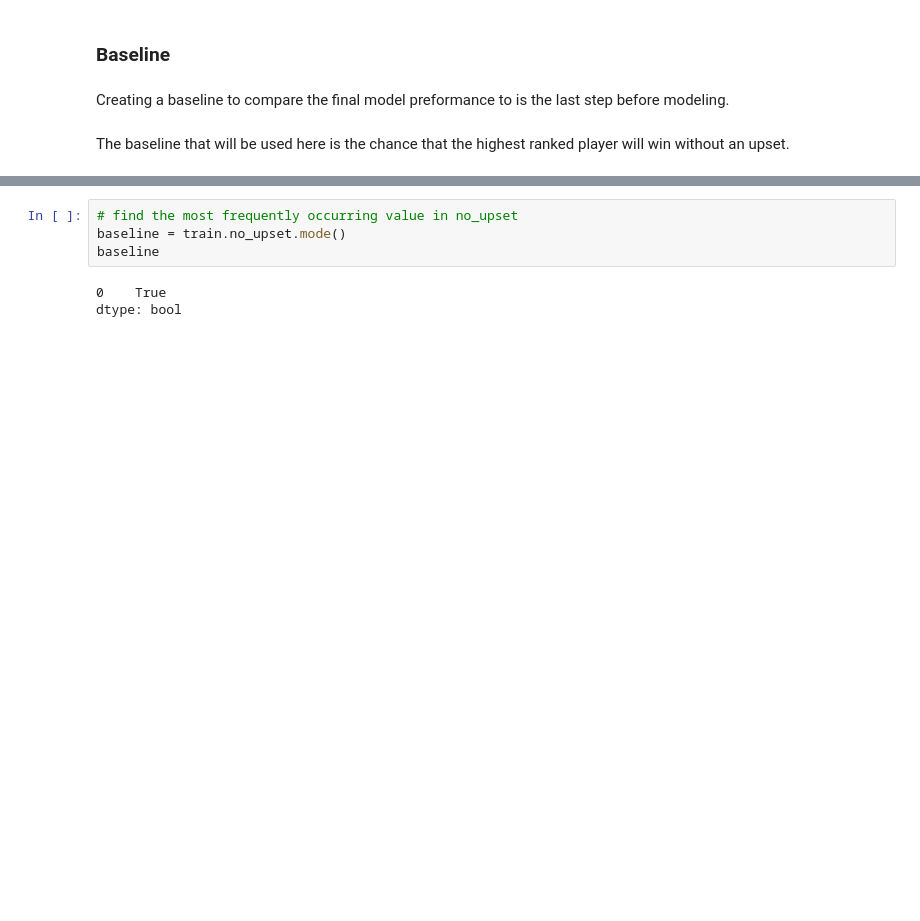
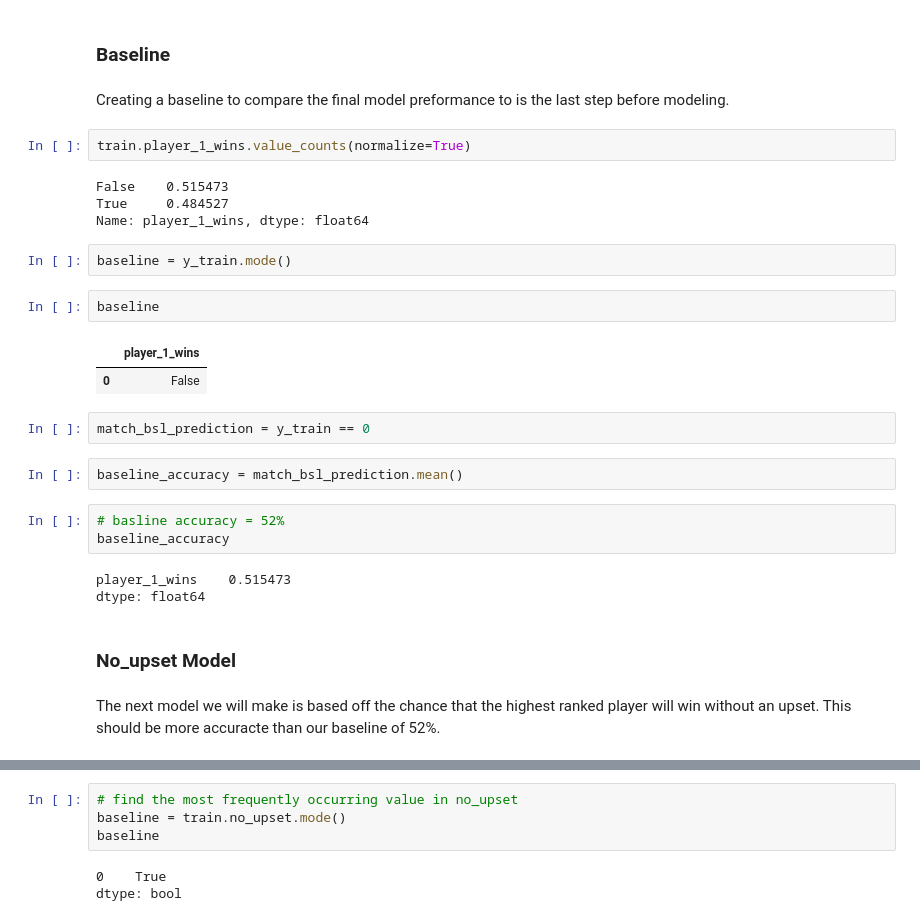
Before and after one commit to Racket-Science/Tennis-Match-Predictions, a Jupyter notebook: Notebooks/MVP Notebook.ipynb, the cells around one changed output, grey strips where cells are left out. Drawn from its saved outputs; the diff is of its cells as text; blank space fills up the shorter version.

Commit message:
add features to model

```diff
--- a/Notebooks/MVP Notebook.ipynb
+++ b/Notebooks/MVP Notebook.ipynb
@@ -535,8 +601,33 @@ dtype: int64
 ### Baseline
 # %% [markdown]
 Creating a baseline to compare the final model preformance to is the last step before modeling.
+# %%
+train.player_1_wins.value_counts(normalize=True)
+# %% [output]
+False    0.515473
+True     0.484527
+Name: player_1_wins, dtype: float64
+# %%
+baseline = y_train.mode()
+# %%
+baseline
+# %% [output]
+|  | player_1_wins |
+| 0 | False |
+# %%
+match_bsl_prediction = y_train == 0
+# %%
+baseline_accuracy = match_bsl_prediction.mean()
+# %%
+# basline accuracy = 52%
+baseline_accuracy
+# %% [output]
+player_1_wins    0.515473
+dtype: float64
+# %% [markdown]
+### No_upset Model
 # %% [markdown]
-The baseline that will be used here is the chance that the highest ranked player will win without an upset.
+The next model we will make is based off the chance that the highest ranked player will win without an upset. This should be more accuracte than our baseline of 52%.
 # %%
 # look at the uno_pset column
 train.no_upset.head(1)
```
Also changed, not shown: parts of 23 cells of this notebook.
